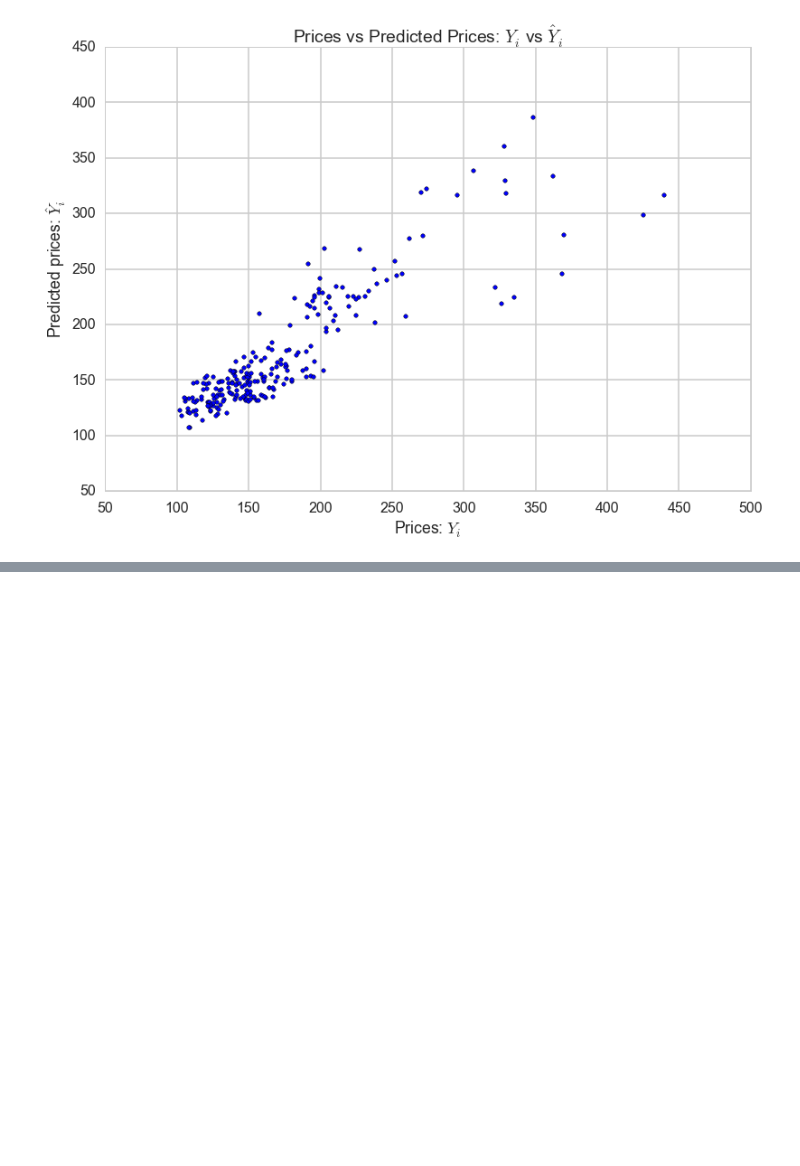
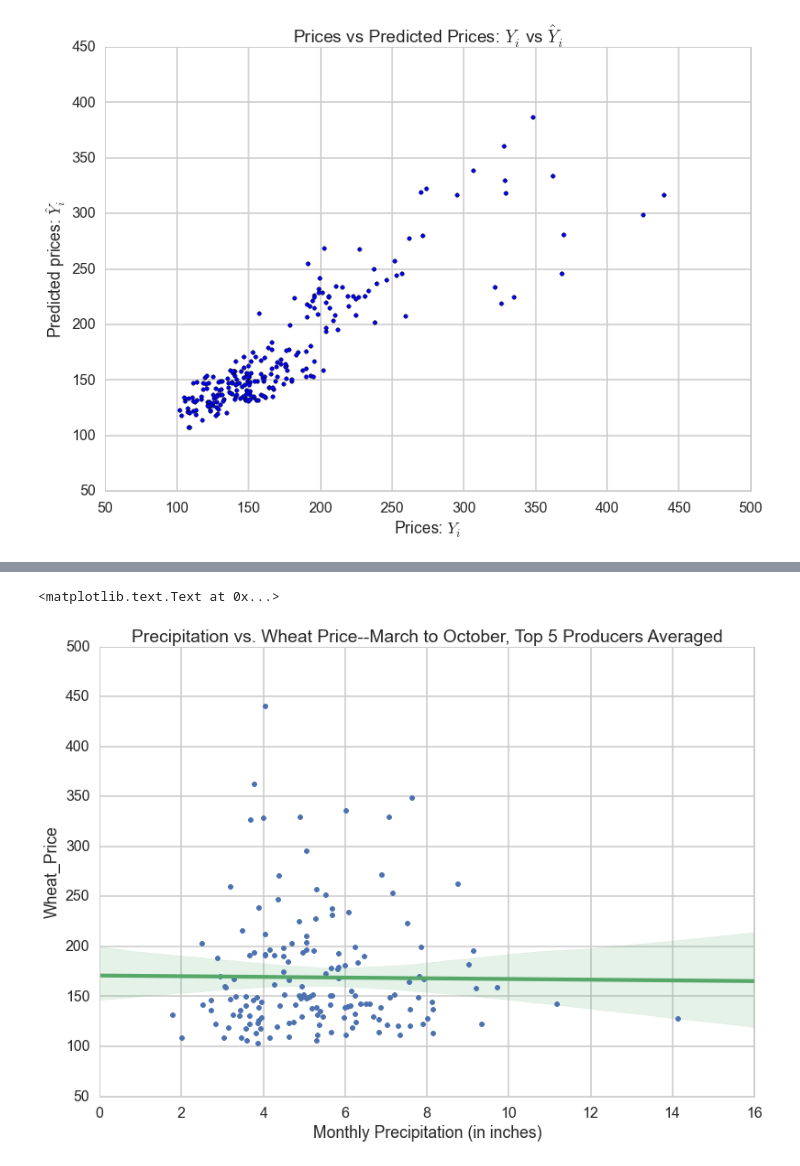
Before and after one commit to dwang953/109-Project, a Jupyter notebook: working_notebooks/NaiveLinearRegression.ipynb, the cells around one changed output, grey strips where cells are left out. Drawn from its saved outputs; the diff is of its cells as text; code cells hidden in the pictures; blank space fills up the shorter version.

```diff
--- a/working_notebooks/NaiveLinearRegression.ipynb
+++ b/working_notebooks/NaiveLinearRegression.ipynb
@@ -107,0 +119,13 @@ plt.title("Prices vs Predicted Prices: $Y_i$ vs $\hat{Y}_i$")
+# %%
+#Top 5 producers averaged, March through October
+months = ['Mar','Apr','May','Jun','Jul','Aug','Sep','Oct']
+big_df_Mar_to_Oct = big_df.loc[big_df['Month'].isin(months)]
+plt.plot(big_df_Mar_to_Oct[["KS_P", "MT_P","ND_P","WA_P","ID_P"]].mean(axis=1),big_df_Mar_to_Oct['Wheat_Price'],'.')
+plt.ylabel('Wheat Price($)')
+
+plt.title('Precipitation vs. Wheat Price--March to October, Top 5 Producers Averaged')
+sns.regplot( x=big_df_Mar_to_Oct[["KS_P", "MT_P","ND_P","WA_P","ID_P"]].mean(axis=1), y=big_df_Mar_to_Oct['Wheat_Price'], data=big_df, fit_reg = True)
+plt.xlabel('Monthly Precipitation (in inches)')
+# %% [output]
+<matplotlib.text.Text at 0x...>
+[figure, added]
```
Also changed, not shown: parts of 7 cells of this notebook, 2 other files.
